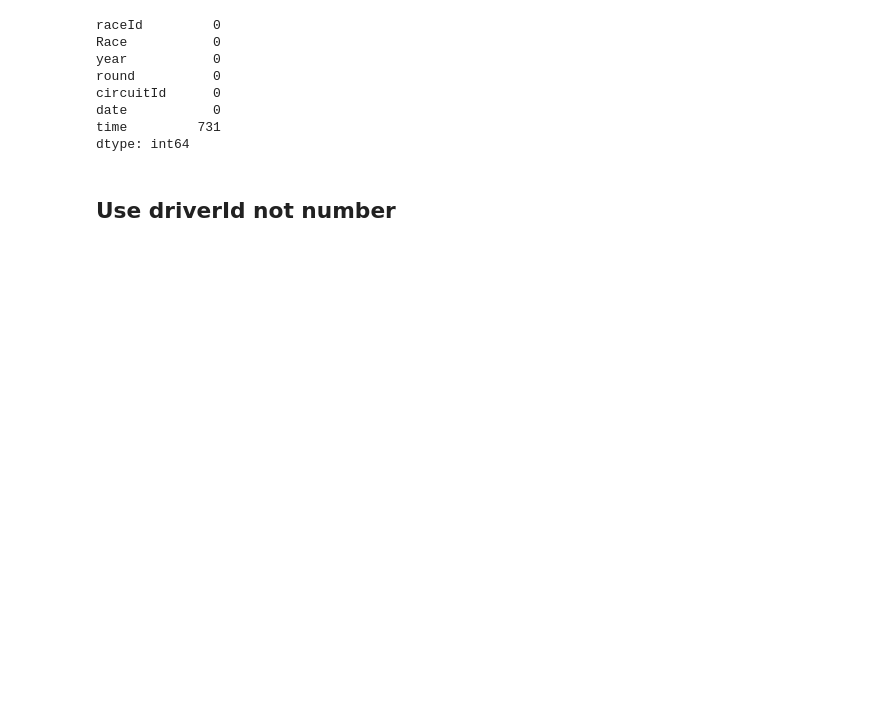
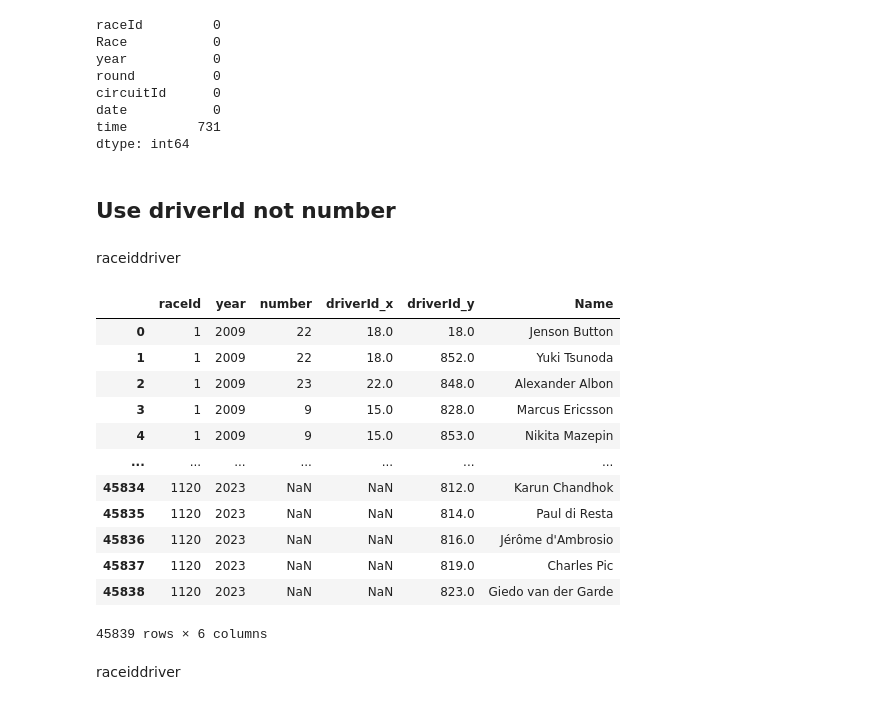
Before and after one commit to ryandouglaskish/MSAI-349-Project, a Jupyter notebook: Driver Feature.ipynb, the cells around one changed output. Saved outputs shown, nothing was run; the diff lists cells and outputs as text; code cells hidden in the pictures; blank space fills up the shorter version.

```diff
--- a/Driver Feature.ipynb
+++ b/Driver Feature.ipynb
@@ -560,3 +609,23 @@ raceiddriver.sort_values(by='Name')
 
 assert raceiddriver.groupby(['Name'])['driverId_y'].nunique().max() == 1 # driverID is unique to driver name
 #raceiddriver.groupby(['Name'])['driverId_y'].nunique()
+# %% [markdown]
+raceiddriver
+# %%
+raceiddriver
+# %% [output]
+|  | raceId | year | number | driverId_x | driverId_y | Name |
+| 0 | 1 | 2009 | 22 | 18.0 | 18.0 | Jenson Button |
+| 1 | 1 | 2009 | 22 | 18.0 | 852.0 | Yuki Tsunoda |
+| 2 | 1 | 2009 | 23 | 22.0 | 848.0 | Alexander Albon |
+| 3 | 1 | 2009 | 9 | 15.0 | 828.0 | Marcus Ericsson |
+| 4 | 1 | 2009 | 9 | 15.0 | 853.0 | Nikita Mazepin |
+| ... | ... | ... | ... | ... | ... | ... |
+| 45834 | 1120 | 2023 | NaN | NaN | 812.0 | Karun Chandhok |
+| 45835 | 1120 | 2023 | NaN | NaN | 814.0 | Paul di Resta |
+| 45836 | 1120 | 2023 | NaN | NaN | 816.0 | Jérôme d'Ambrosio |
+| 45837 | 1120 | 2023 | NaN | NaN | 819.0 | Charles Pic |
+| 45838 | 1120 | 2023 | NaN | NaN | 823.0 | Giedo van der Garde |
+45839 rows × 6 columns
+# %% [markdown]
+raceiddriver
```
Also changed, not shown: parts of 6 cells of this notebook.
